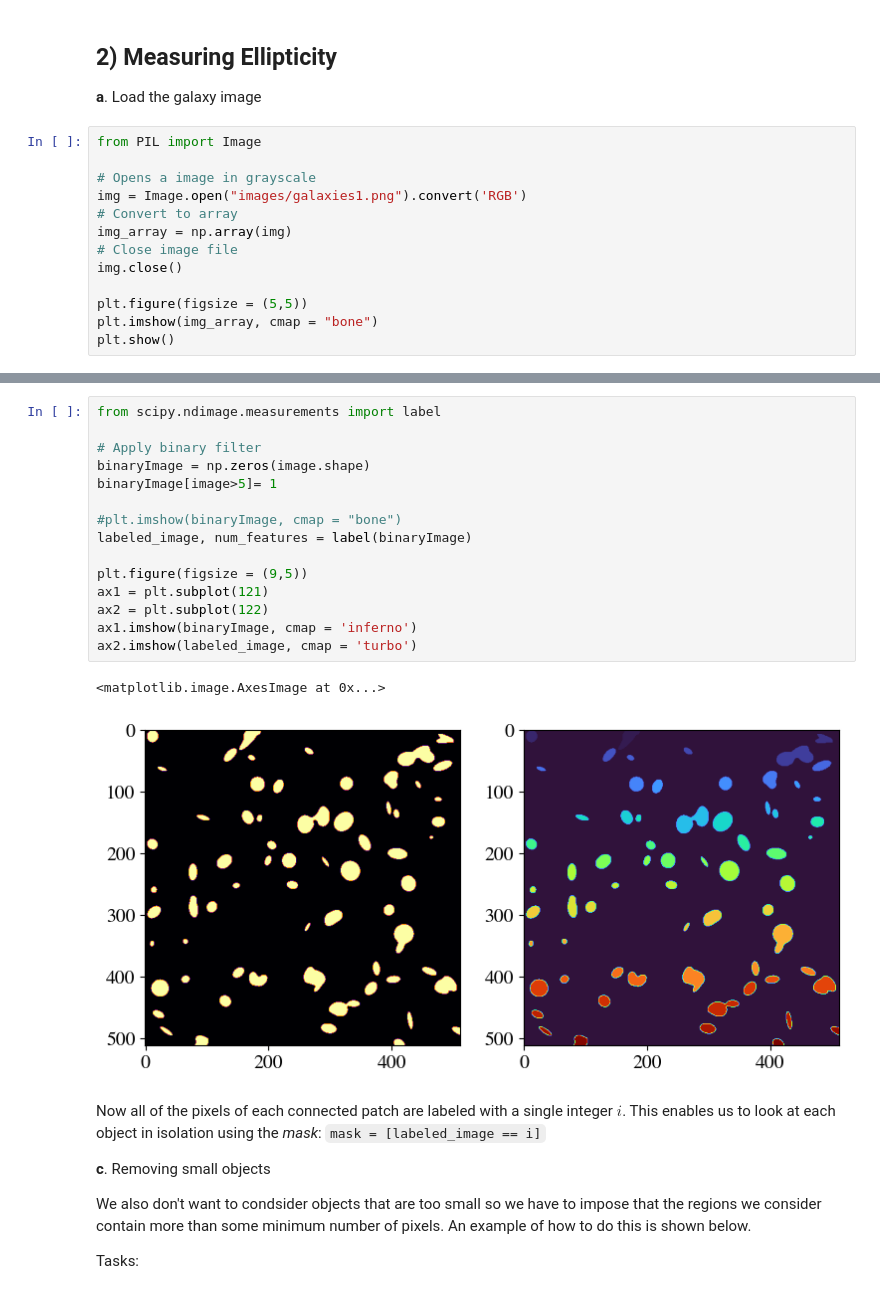
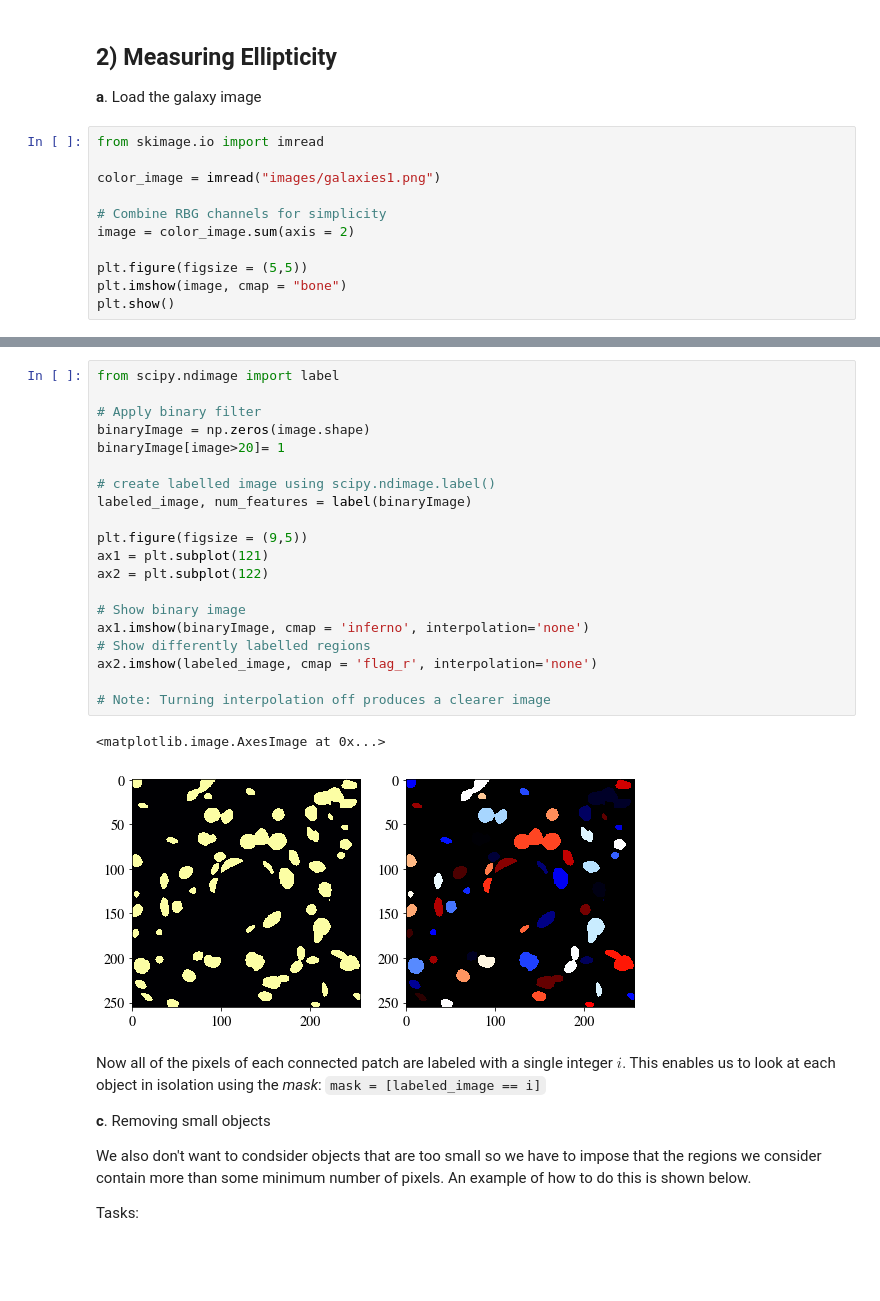
Before and after one commit to Dark-Matter-Textbook/Notebook-Exercises, a Jupyter notebook: Problems/gravitational_lensing/lensing-solutions.ipynb, the cells around one changed output, grey strips where cells are left out. Saved outputs shown, nothing was run; the diff lists cells and outputs as text; blank space fills up the shorter version.

```diff
--- a/Problems/gravitational_lensing/lensing-solutions.ipynb
+++ b/Problems/gravitational_lensing/lensing-solutions.ipynb
@@ -97,16 +99,14 @@ We see that the brown dwarf has an angular radius much larger than that of the s
 
 <b>a</b>. Load the galaxy image
 # %%
-from PIL import Image
+from skimage.io import imread
 
-# Opens a image in grayscale
-img = Image.open("images/galaxies1.png").convert('RGB')
-# Convert to array
-img_array = np.array(img)
-# Close image file
-img.close()
+color_image = imread("images/galaxies1.png")
+
+# Combine RBG channels for simplicity
+image = color_image.sum(axis = 2)
 
 plt.figure(figsize = (5,5))
-plt.imshow(img_array, cmap = "bone")
+plt.imshow(image, cmap = "bone")
 plt.show()
 # %% [output]
@@ -131,23 +131,28 @@ Note that while in this example we choose our connected regions to be based on <
 - Convert the image into a binary image with some threshold value.
 - Play around with different values until you find something that seems appropriate. This should be large enough to allow most of the different galaxies to be distinguished but not so large as to lose many of the smaller/fainter galaxies.
 # %%
-from scipy.ndimage.measurements import label
+from scipy.ndimage import label
 
 # Apply binary filter
 binaryImage = np.zeros(image.shape)
-binaryImage[image>5]= 1
+binaryImage[image>20]= 1
 
-#plt.imshow(binaryImage, cmap = "bone")
+# create labelled image using scipy.ndimage.label()
 labeled_image, num_features = label(binaryImage)
 
 plt.figure(figsize = (9,5))
 ax1 = plt.subplot(121)
 ax2 = plt.subplot(122)
-ax1.imshow(binaryImage, cmap = 'inferno')
-ax2.imshow(labeled_image, cmap = 'turbo')
+
+# Show binary image
+ax1.imshow(binaryImage, cmap = 'inferno', interpolation='none')
+# Show differently labelled regions
+ax2.imshow(labeled_image, cmap = 'flag_r', interpolation='none')
+
+# Note: Turning interpolation off produces a clearer image
 # %% [output]
 <matplotlib.image.AxesImage at 0x...>
-[figure, old version]
+[figure, new version]
 # %% [markdown]
 Now all of the pixels of each connected patch are labeled with a single integer $i$. This enables us to look at each object in isolation using the <i>mask</i>: `mask = [labeled_image == i]`
 
```
Also changed, not shown: parts of 11 cells of this notebook, 1 other file.
